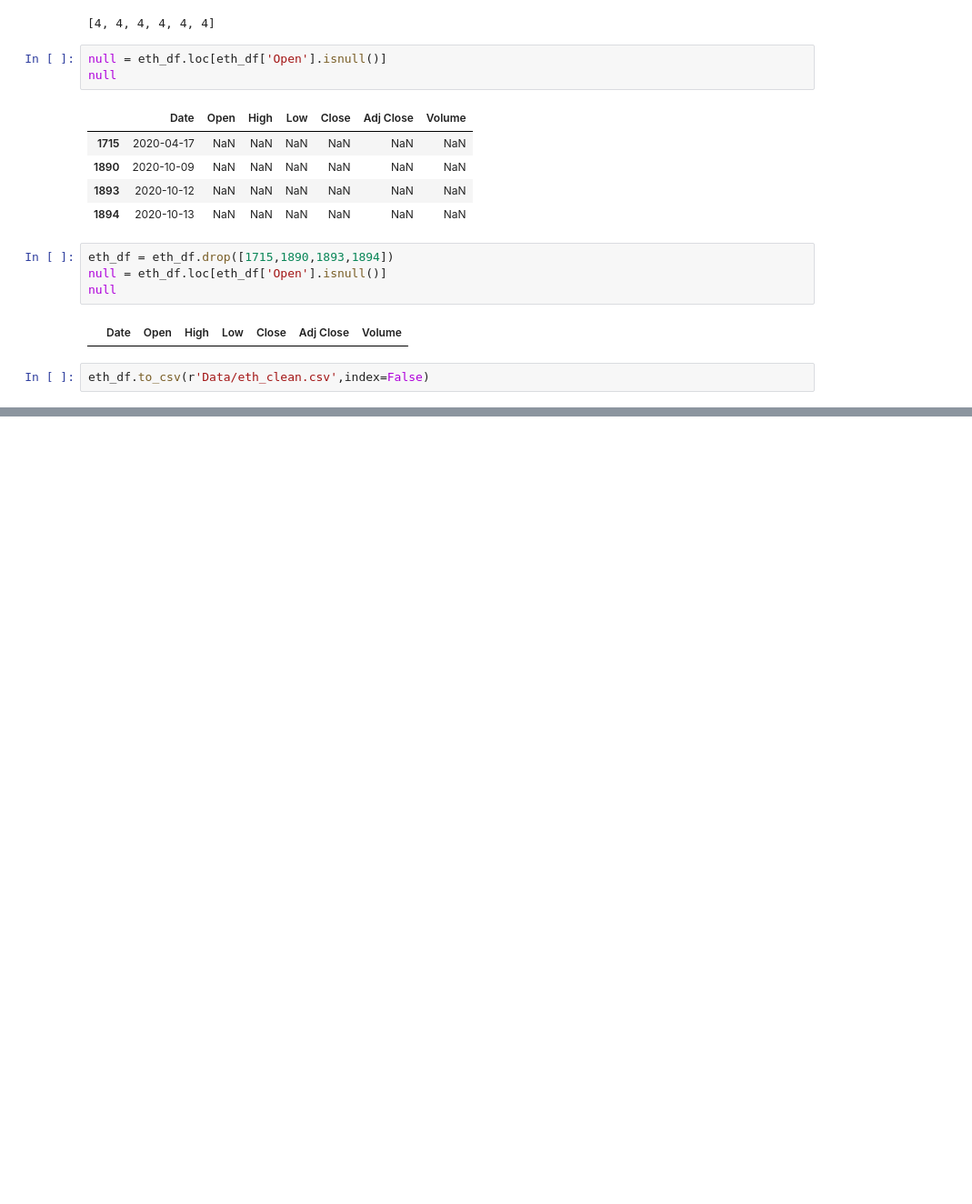
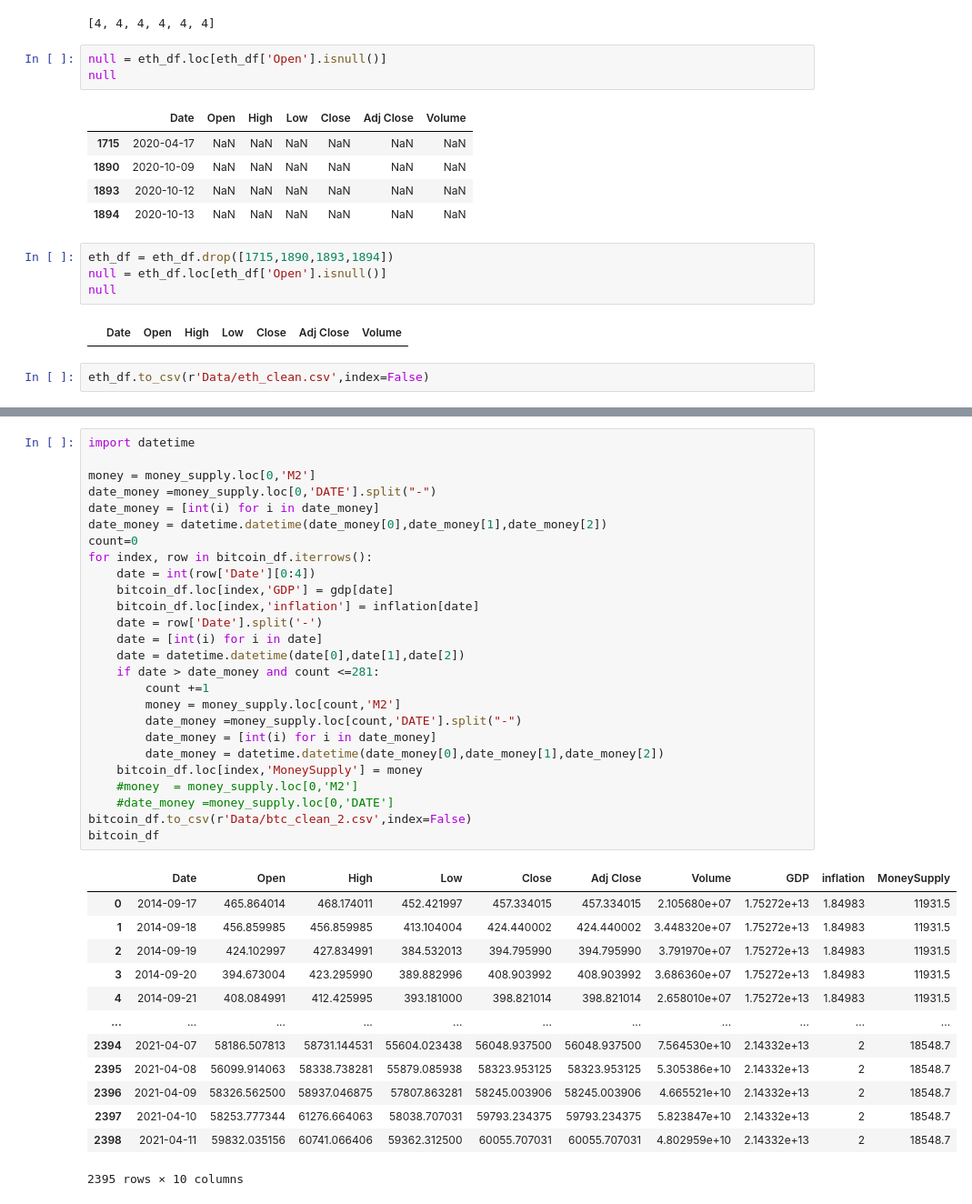
Before and after one commit to frsantosp/crypto_prediction, a Jupyter notebook: preprocess.ipynb, the cells around one changed output, grey strips where cells are left out. Shown at 91% size. Cells and saved outputs as stored; diff of their text form; blank space fills up the shorter version.

```diff
--- a/preprocess.ipynb
+++ b/preprocess.ipynb
@@ -135,0 +162,40 @@ eth_df.to_csv(r'Data/eth_clean.csv',index=False)
+# %%
+import datetime
+
+money = money_supply.loc[0,'M2']
+date_money =money_supply.loc[0,'DATE'].split("-")
+date_money = [int(i) for i in date_money]
+date_money = datetime.datetime(date_money[0],date_money[1],date_money[2])
+count=0
+for index, row in bitcoin_df.iterrows():
+    date = int(row['Date'][0:4])
+    bitcoin_df.loc[index,'GDP'] = gdp[date]
+    bitcoin_df.loc[index,'inflation'] = inflation[date]
+    date = row['Date'].split('-')
+    date = [int(i) for i in date]
+    date = datetime.datetime(date[0],date[1],date[2])
+    if date > date_money and count <=281:
+        count +=1
+        money = money_supply.loc[count,'M2']
+        date_money =money_supply.loc[count,'DATE'].split("-")
+        date_money = [int(i) for i in date_money]
+        date_money = datetime.datetime(date_money[0],date_money[1],date_money[2])
+    bitcoin_df.loc[index,'MoneySupply'] = money
+    #money  = money_supply.loc[0,'M2']
+    #date_money =money_supply.loc[0,'DATE']
+bitcoin_df.to_csv(r'Data/btc_clean_2.csv',index=False)
+bitcoin_df
+# %% [output]
+|  | Date | Open | High | Low | Close | Adj Close | Volume | GDP | inflation | MoneySupply |
+| 0 | 2014-09-17 | 465.864014 | 468.174011 | 452.421997 | 457.334015 | 457.334015 | 2.105680e+07 | 1.75272e+13 | 1.84983 | 11931.5 |
+| 1 | 2014-09-18 | 456.859985 | 456.859985 | 413.104004 | 424.440002 | 424.440002 | 3.448320e+07 | 1.75272e+13 | 1.84983 | 11931.5 |
+| 2 | 2014-09-19 | 424.102997 | 427.834991 | 384.532013 | 394.795990 | 394.795990 | 3.791970e+07 | 1.75272e+13 | 1.84983 | 11931.5 |
+| 3 | 2014-09-20 | 394.673004 | 423.295990 | 389.882996 | 408.903992 | 408.903992 | 3.686360e+07 | 1.75272e+13 | 1.84983 | 11931.5 |
+| 4 | 2014-09-21 | 408.084991 | 412.425995 | 393.181000 | 398.821014 | 398.821014 | 2.658010e+07 | 1.75272e+13 | 1.84983 | 11931.5 |
+| ... | ... | ... | ... | ... | ... | ... | ... | ... | ... | ... |
+| 2394 | 2021-04-07 | 58186.507813 | 58731.144531 | 55604.023438 | 56048.937500 | 56048.937500 | 7.564530e+10 | 2.14332e+13 | 2 | 18548.7 |
+| 2395 | 2021-04-08 | 56099.914063 | 58338.738281 | 55879.085938 | 58323.953125 | 58323.953125 | 5.305386e+10 | 2.14332e+13 | 2 | 18548.7 |
+| 2396 | 2021-04-09 | 58326.562500 | 58937.046875 | 57807.863281 | 58245.003906 | 58245.003906 | 4.665521e+10 | 2.14332e+13 | 2 | 18548.7 |
+| 2397 | 2021-04-10 | 58253.777344 | 61276.664063 | 58038.707031 | 59793.234375 | 59793.234375 | 5.823847e+10 | 2.14332e+13 | 2 | 18548.7 |
+| 2398 | 2021-04-11 | 59832.035156 | 60741.066406 | 59362.312500 | 60055.707031 | 60055.707031 | 4.802959e+10 | 2.14332e+13 | 2 | 18548.7 |
+2395 rows × 10 columns
```
Also changed, not shown: parts of 6 cells of this notebook, 2 other files.
